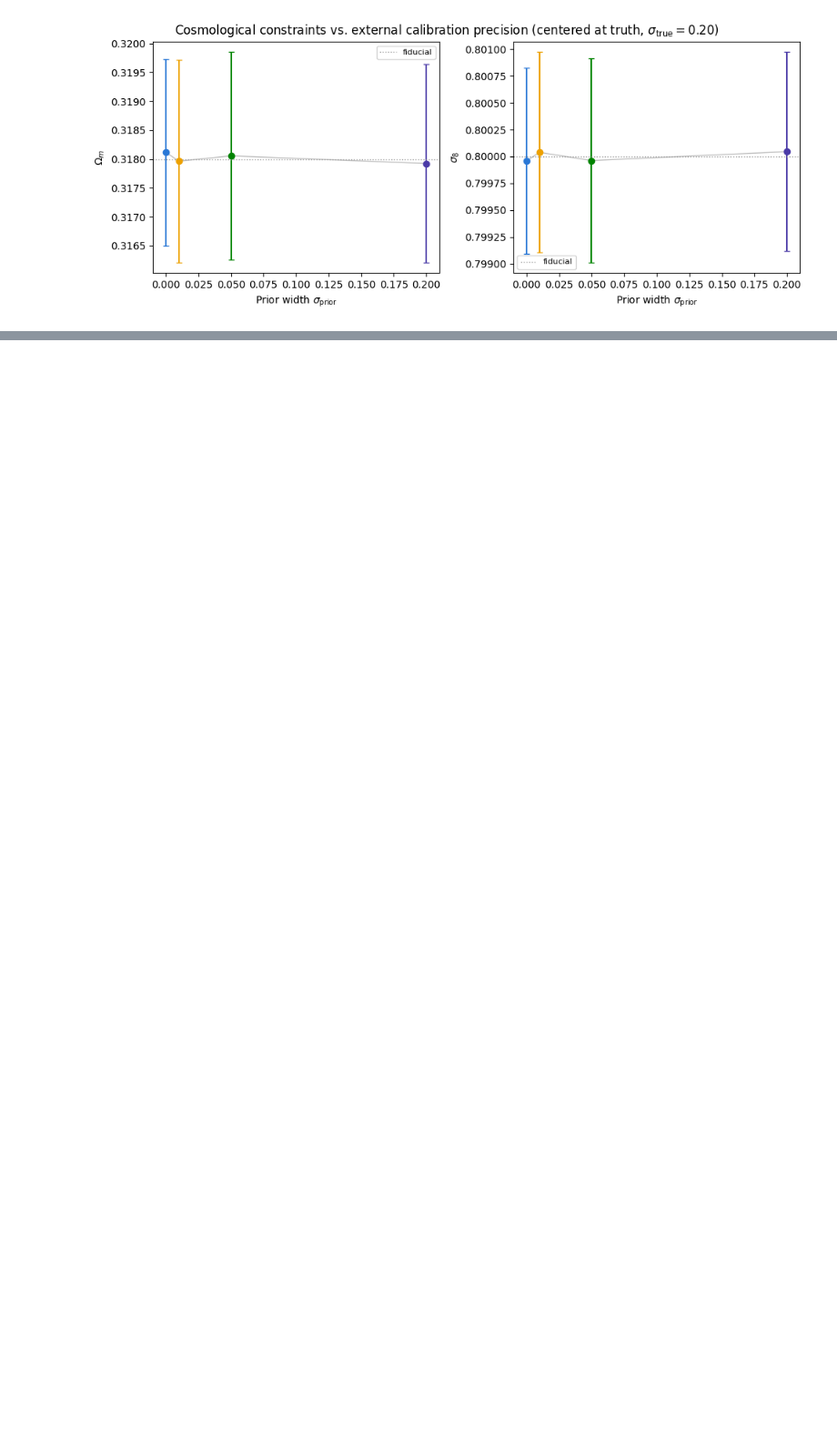
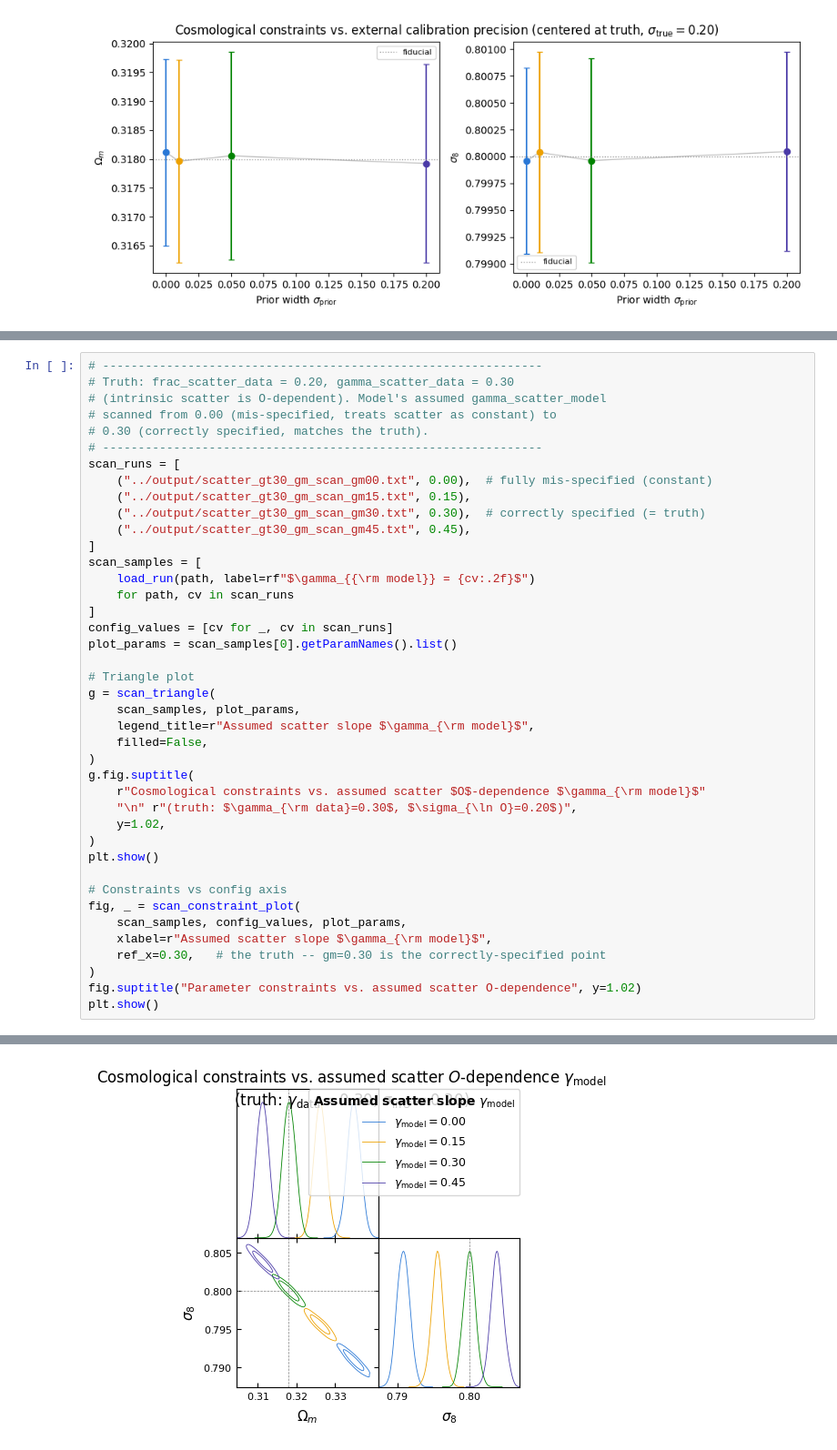
Before and after one commit to xtang126/hmf-mor-forecast, a Jupyter notebook: notebooks/v1_chains_contours.ipynb, the cells around one changed output, grey strips where cells are left out. Shown at 91% size. Drawn from its saved outputs; the diff is of its cells as text; blank space fills up the shorter version.

```diff
--- a/notebooks/v1_chains_contours.ipynb
+++ b/notebooks/v1_chains_contours.ipynb
@@ -661,0 +750,42 @@ Removed no burn in
+# %%
+# --------------------------------------------------------------
+# Truth: frac_scatter_data = 0.20, gamma_scatter_data = 0.30
+# (intrinsic scatter is O-dependent). Model's assumed gamma_scatter_model
+# scanned from 0.00 (mis-specified, treats scatter as constant) to
+# 0.30 (correctly specified, matches the truth).
+# --------------------------------------------------------------
+scan_runs = [
+    ("../output/scatter_gt30_gm_scan_gm00.txt", 0.00),  # fully mis-specified (constant)
+    ("../output/scatter_gt30_gm_scan_gm15.txt", 0.15),
+    ("../output/scatter_gt30_gm_scan_gm30.txt", 0.30),  # correctly specified (= truth)
+    ("../output/scatter_gt30_gm_scan_gm45.txt", 0.45),
+]
+scan_samples = [
+    load_run(path, label=rf"$\gamma_{{\rm model}} = {cv:.2f}$")
+    for path, cv in scan_runs
+]
+config_values = [cv for _, cv in scan_runs]
+plot_params = scan_samples[0].getParamNames().list()
+
+# Triangle plot
+g = scan_triangle(
+    scan_samples, plot_params,
+    legend_title=r"Assumed scatter slope $\gamma_{\rm model}$",
+    filled=False,
+)
+g.fig.suptitle(
+    r"Cosmological constraints vs. assumed scatter $O$-dependence $\gamma_{\rm model}$"
+    "\n" r"(truth: $\gamma_{\rm data}=0.30$, $\sigma_{\ln O}=0.20$)",
+    y=1.02,
+)
+plt.show()
+
+# Constraints vs config axis
+fig, _ = scan_constraint_plot(
+    scan_samples, config_values, plot_params,
+    xlabel=r"Assumed scatter slope $\gamma_{\rm model}$",
+    ref_x=0.30,   # the truth -- gm=0.30 is the correctly-specified point
+)
+fig.suptitle("Parameter constraints vs. assumed scatter O-dependence", y=1.02)
+plt.show()
+# %% [output]
@@ -661,0 +796 @@ Removed no burn in
+[figure, added]
```
Also changed, not shown: parts of 5 cells of this notebook, 9 other files.
